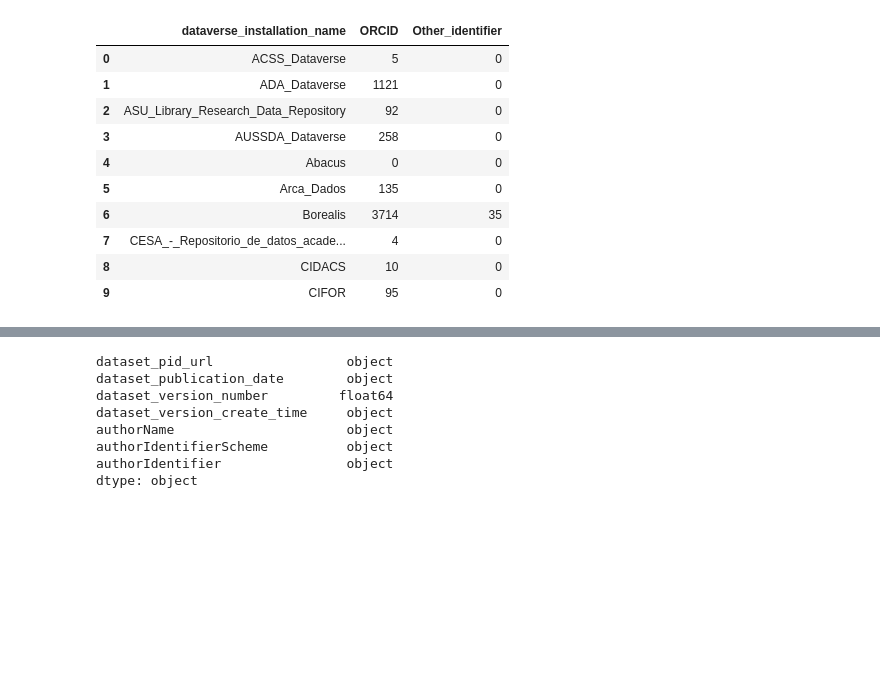
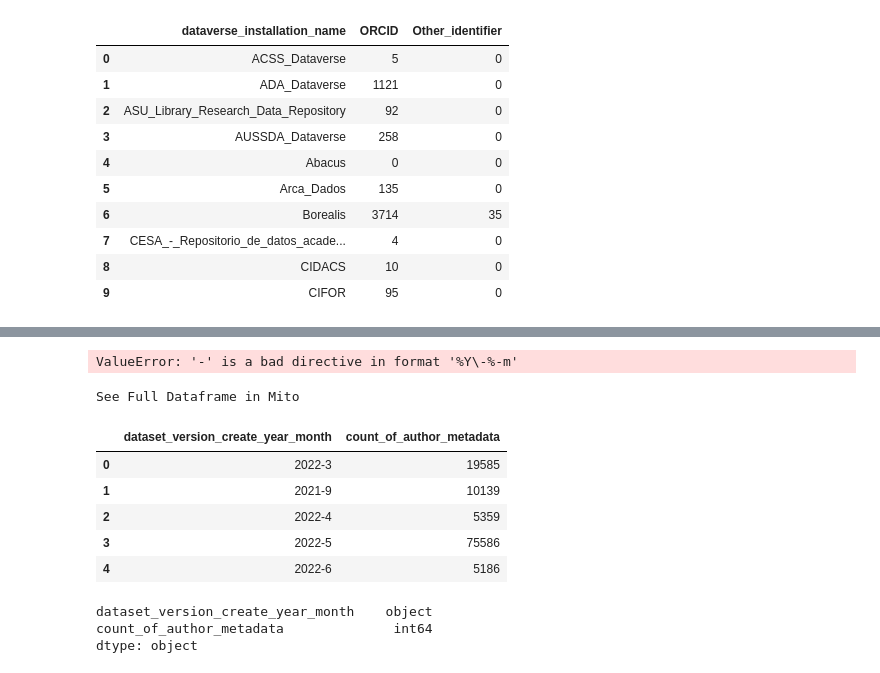
Before and after one commit to jggautier/ux-research-data-analysis, a Jupyter notebook: notebooks/PIDs_for_people_in_Dataverse_datasets/PIDs_for_people_in_HDV_datasets.ipynb, the cells around one changed output, grey strips where cells are left out. Cells and saved outputs as stored; diff of their text form; code cells hidden in the pictures; blank space fills up the shorter version.

```diff
--- a/notebooks/PIDs_for_people_in_Dataverse_datasets/PIDs_for_people_in_HDV_datasets.ipynb
+++ b/notebooks/PIDs_for_people_in_Dataverse_datasets/PIDs_for_people_in_HDV_datasets.ipynb
@@ -368,11 +371,29 @@ Name: dataset_version_create_time, dtype: int64
+# %%
+monthlyAuthorMetadataCountDf['dataset_version_create_year_month'] = (pd
+    .to_datetime(monthlyAuthorMetadataCountDf['dataset_version_create_year_month'], format='%Y\-%-m'))
+
+monthlyAuthorMetadataCountDf.head()
+# %% [output]
+ValueError: '-' is a bad directive in format '%Y\-%-m'
+# %%
+monthlyAuthorMetadataCountDf.sort_values('dataset_version_create_year_month')
+# monthlyAuthorMetadataCountDf = (monthlyAuthorMetadataCountDf
+#     .sort_values('dataset_version_create_time_year_month')
+#     .reset_index(drop=True, inplace=True)
+# )
+
+monthlyAuthorMetadataCountDf.head()
+# %% [output]
+See Full Dataframe in Mito
+|  | dataset_version_create_year_month | count_of_author_metadata |
+| 0 | 2022-3 | 19585 |
+| 1 | 2021-9 | 10139 |
+| 2 | 2022-4 | 5359 |
+| 3 | 2022-5 | 75586 |
+| 4 | 2022-6 | 5186 |
 # %%
-print(authorMetadataDF.dtypes)
+print(monthlyAuthorMetadataCountDf.dtypes)
 # %% [output]
-dataset_pid_url                 object
-dataset_publication_date        object
-dataset_version_number         float64
-dataset_version_create_time     object
-authorName                      object
-authorIdentifierScheme          object
-authorIdentifier                object
+dataset_version_create_year_month    object
+count_of_author_metadata              int64
 dtype: object
```
Also changed, not shown: parts of 5 cells of this notebook.
